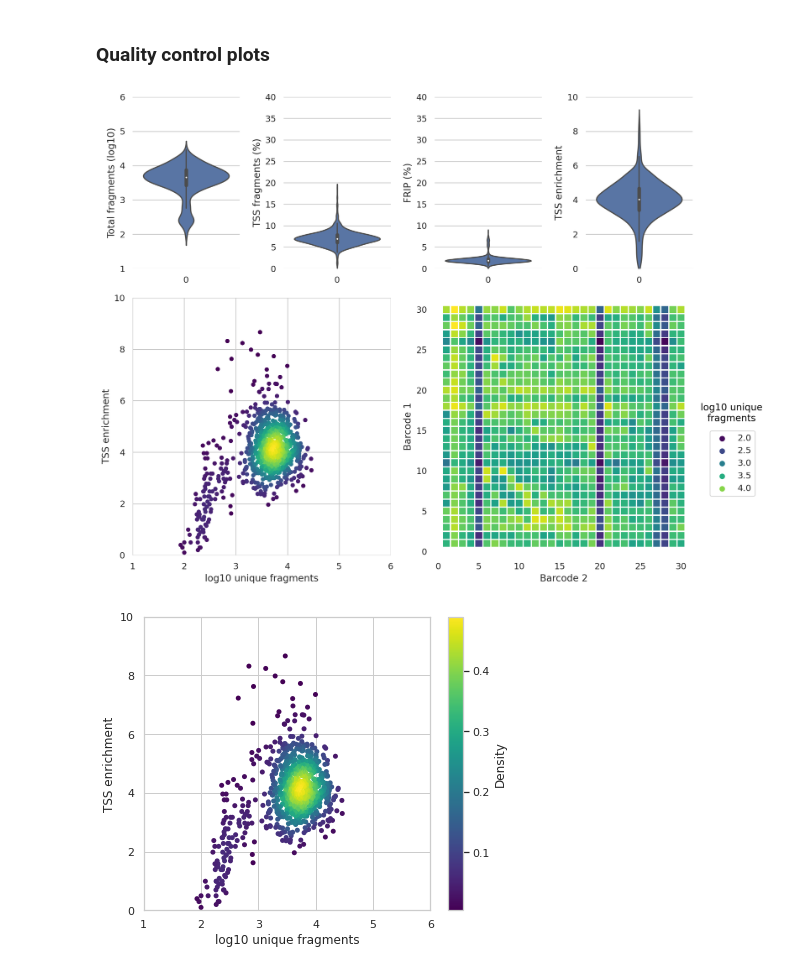
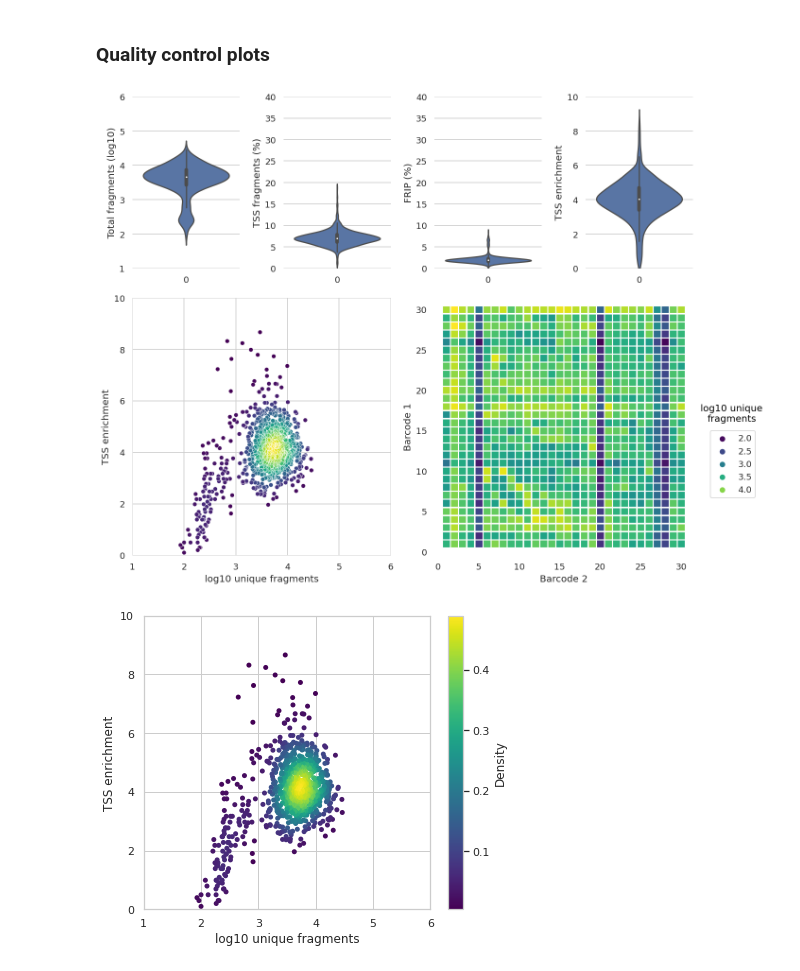
Before and after one commit to akiviaho/dbitseq_atac, a Jupyter notebook: spATAC_visualizations.ipynb, the cells around one changed output. Saved outputs shown, nothing was run; the diff lists cells and outputs as text; code cells hidden in the pictures.

Commit message:
cleaned up the visualizations

```diff
--- a/spATAC_visualizations.ipynb
+++ b/spATAC_visualizations.ipynb
@@ -116,7 +71,7 @@ plot_df["TSS_pct"] = plot_df['ReadsInTSS'] / plot_df['nFrags'] * 100
 sns.set_theme(style='whitegrid')
 
 # Create a figure with a custom grid layout
-fig = plt.figure(figsize=(12, 9), dpi=200)
+fig = plt.figure(figsize=(12, 9), dpi=120)
 gs = GridSpec(2, 4, height_ratios=[4, 6])
 
 # First row of violin plots
@@ -151,7 +106,8 @@ sns.scatterplot(
     x="log_nFrags",
     y="TSSEnrichment",
     c=kernel,
-    linewidth=0,
+    #linewidth=0.2,
+    #edgecolor='black',
     cmap="viridis",
     s=30,
     ax=ax5,
@@ -161,34 +117,34 @@ ax5.set_ylim(0, 10)
 ax5.set_xlabel('log10 unique fragments')
 ax5.set_ylabel('TSS enrichment')
 
 sns.set_theme(style='white')
 ax6 = fig.add_subplot(gs[1, 2:4])
 sns.scatterplot(
     data=plot_df,
     x='x_coord',
     y='y_coord',
     hue='log_nFrags',
     marker='s',
     palette='viridis',
     s=90,
     ax=ax6,
 )
 
 ax6.set_xlabel('Barcode 2')
 ax6.set_ylabel('Barcode 1')
 
 ax6.legend(bbox_to_anchor=(1.05, 0.5), loc='upper left')
 ax6.text(1.15, 0.52, 'log10 unique\nfragments', fontsize=12, color='black', ha='center', transform=ax6.transAxes)
 
 sns.despine(left=True, bottom=True)
 
 # Adjust layout
 plt.tight_layout()
 
 # Show the plot
 plt.show()
 # %% [output]
-[figure, old version]
+[figure, new version]
 # %%
 ## Format plotting data
 plot_df = cell_metadata.copy()
```
Also changed, not shown: parts of 10 cells of this notebook.
